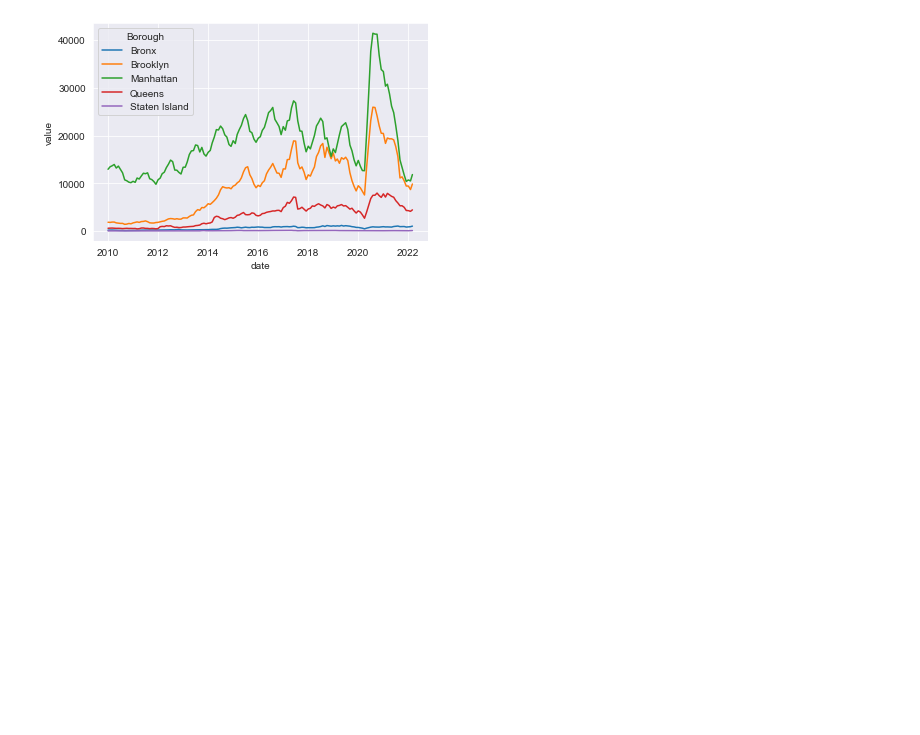
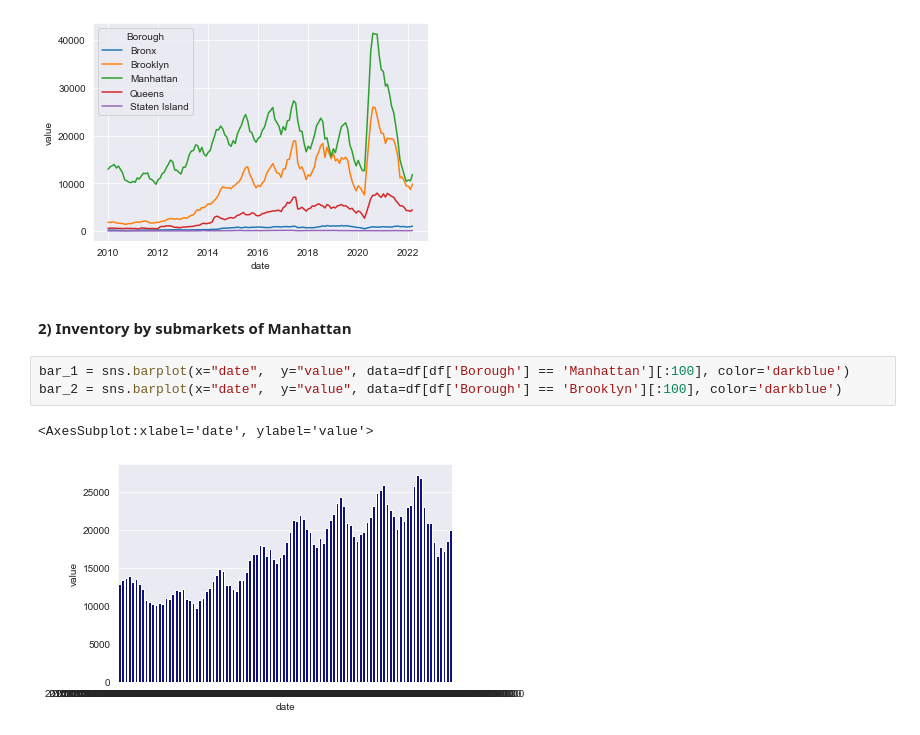
Before and after one commit to PythonGurl/Dashboard, a Jupyter notebook: graphs.ipynb, the cells around one changed output. Drawn from its saved outputs; the diff is of its cells as text; blank space fills up the shorter version.

```diff
--- a/graphs.ipynb
+++ b/graphs.ipynb
@@ -68,3 +81,11 @@ sns.lineplot(data=df, x='date', y='value', hue='Borough')
 # %% [output]
 <AxesSubplot:xlabel='date', ylabel='value'>
 [figure]
+# %% [markdown]
+#### 2) Inventory by submarkets of Manhattan
+# %%
+bar_1 = sns.barplot(x="date",  y="value", data=df[df['Borough'] == 'Manhattan'][:100], color='darkblue')
+bar_2 = sns.barplot(x="date",  y="value", data=df[df['Borough'] == 'Brooklyn'][:100], color='darkblue')
+# %% [output]
+<AxesSubplot:xlabel='date', ylabel='value'>
+[figure, added]
```
Also changed, not shown: parts of 14 cells of this notebook, 3 other files.
